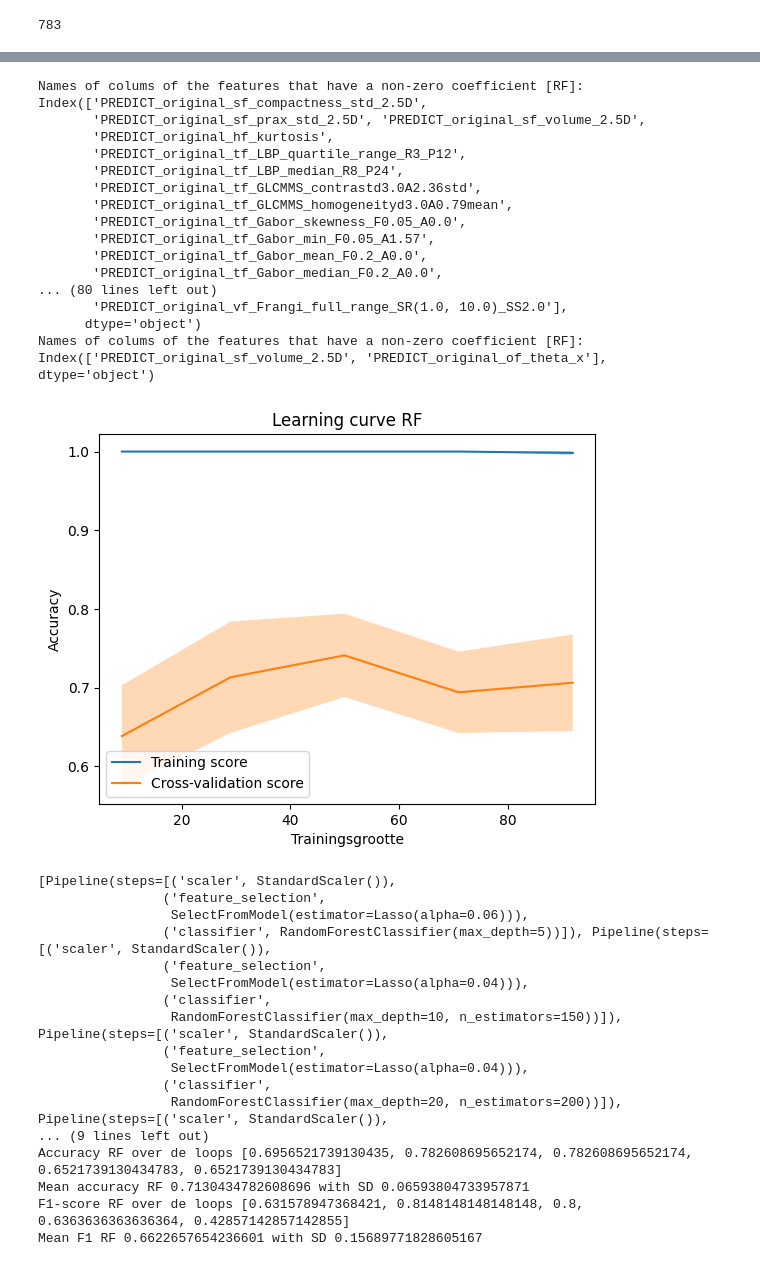
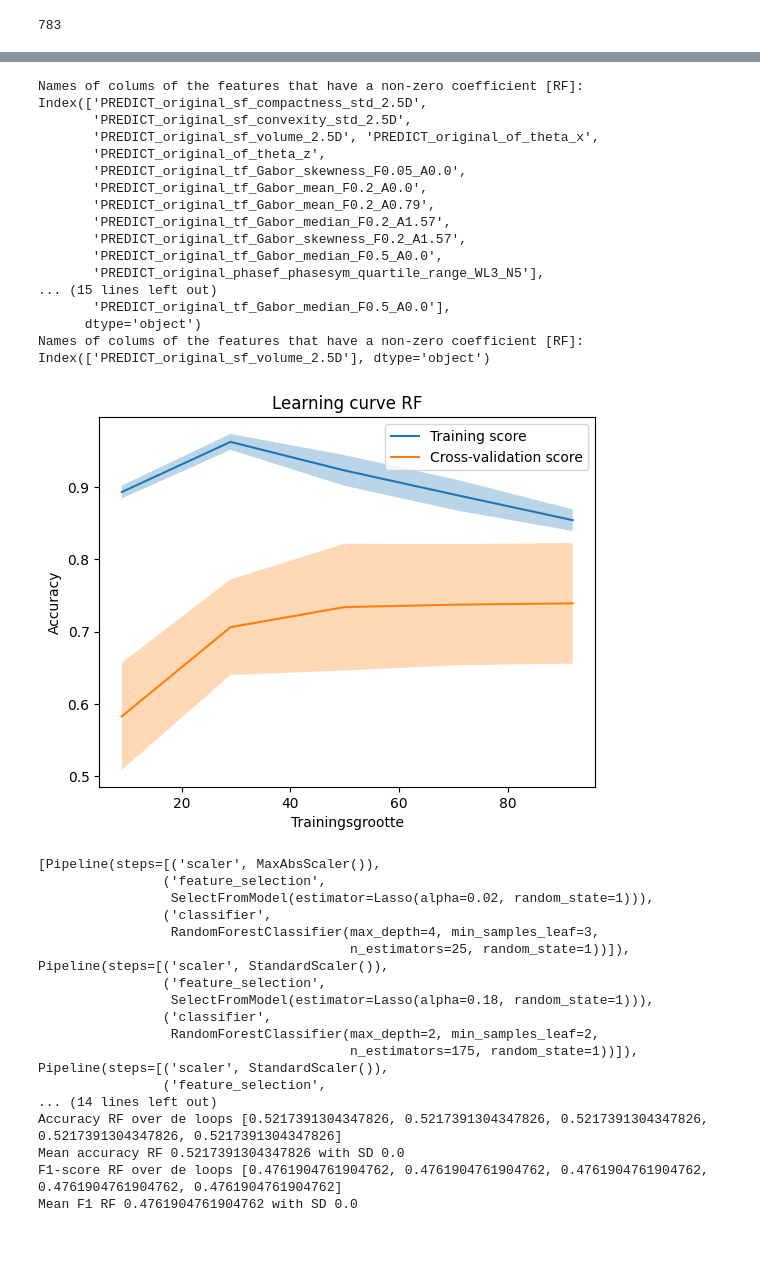
Before and after one commit to Fahbax/TM10007_group_13, a Jupyter notebook: project.ipynb, the cells around one changed output, grey strips where cells are left out. Cells and saved outputs as stored; diff of their text form; code cells hidden in the pictures.

```diff
--- a/project.ipynb
+++ b/project.ipynb
@@ -94,6 +88,8 @@ for column in df:
 
 
 print(niet_normaal)
+
+cv_inner=KFold(n_splits=5,shuffle=True,random_state=1)
 # %% [output]
 783
 # %%
@@ -148,7 +144,7 @@ for i in range(1,6,1):
                       'classifier__p': [1, 2],
                       'classifier__leaf_size': np.arange(1,21,1)
                       }
-        grid_knn = RandomizedSearchCV(pipe_knn, parameters_knn, n_iter=50).fit(X_train, label_train) #GridSearchCV(pipe_knn, parameters_knn).fit(X_train, label_train)
+        grid_knn = RandomizedSearchCV(pipe_knn, parameters_knn, n_iter=50, cv=cv_inner).fit(X_train, label_train) #GridSearchCV(pipe_knn, parameters_knn).fit(X_train, label_train)
         best_pipe_knn = grid_knn.best_estimator_
         KNN_best_models.append(best_pipe_knn)
         KNN_performance.append(grid_knn.score(X_train, label_train))
@@ -341,18 +340,19 @@ for train_index, test_index in kf.split(data):
     X_train = data_train.drop('label', axis=1)
     label_train = data_train['label']
     X_test = data_test.drop('label', axis=1)
-    label_test = data_test['label']
+    label_test_rf = data_test['label']
 
     #Random forest
     Lasso_model = Lasso()
     Lasso_model.fit(X_train, label_train)
-    pipe_rf = Pipeline([('scaler', StandardScaler()),('feature_selection', SelectFromModel(Lasso_model)),('classifier', RandomForestClassifier())])
+    pipe_rf = Pipeline([('scaler', StandardScaler()),('feature_selection', SelectFromModel(Lasso_model)),('classifier', RandomForestClassifier(random_state=1))])
     parameters_rf = {'scaler': [StandardScaler(), MinMaxScaler(), Normalizer(), MaxAbsScaler()],
-                  'feature_selection__estimator__alpha': np.arange(0.04,0.2,0.02),
-                  'classifier__n_estimators': np.arange(25,250,25),
-                  'classifier__max_depth': [5, 10, 15, 20],
+                  'feature_selection__estimator__alpha': np.arange(0.02,0.2,0.02),
+                  'classifier__n_estimators': np.arange(25,200,25),
+                  'classifier__max_depth': np.arange(1,10,1),
+                  'classifier__min_samples_leaf': np.arange(1,6,1)
                   }
-    grid_rf = RandomizedSearchCV(pipe_rf, parameters_rf, n_iter=50).fit(X_train, label_train)
+    grid_rf = RandomizedSearchCV(pipe_rf, parameters_rf, n_iter=50,cv=cv_inner).fit(X_train, label_train)
     best_pipe_rf = grid_rf.best_estimator_
     rf_best_models.append(best_pipe_rf)
     rf_performance.append(grid_rf.score(X_train, label_train))
@@ -366,7 +366,7 @@ for train_index, test_index in kf.split(data):
     print("Names of colums of the features that have a non-zero coefficient [RF]:")
     print(nonzero_feature_names)
     #berekenen waardes over test set!!
-    label_pred = best_pipe_rf.predict(X_test)
+    label_pred_rf = best_pipe_rf.predict(X_test)
     accuracy = accuracy_score(label_test, label_pred)
     RF_acc.append(accuracy)
     f1 = f1_score(label_test,label_pred)
@@ -389,61 +389,61 @@ RF_test_mean_std = np.mean(RF_test_std, axis=0)
 
 plt.figure()
 plt.plot(RF_train_sizes, RF_train_mean_mean,  label="Training score")
 plt.plot(RF_train_sizes, RF_test_mean_mean, label="Cross-validation score")
 plt.fill_between(RF_train_sizes, RF_train_mean_mean - RF_train_mean_std, RF_train_mean_mean + RF_train_mean_std, alpha=0.3)
 plt.fill_between(RF_train_sizes, RF_test_mean_mean - RF_test_mean_std, RF_test_mean_mean + RF_test_mean_std, alpha=0.3)
 plt.title('Learning curve RF')
 plt.xlabel('Trainingsgrootte')
 plt.ylabel('Accuracy')
 plt.legend(loc='best')
 plt.show()
 
 mean_RF_acc = mean(RF_acc)
 std_RF_acc = stdev(RF_acc)
 mean_RF_f1 = mean(RF_f1)
 std_RF_f1 = stdev(RF_f1)
 
 print(rf_best_models)
 print(rf_performance)
 print(f'Accuracy RF over de loops {RF_acc}')
 print(f'Mean accuracy RF {mean_RF_acc} with SD {std_RF_acc}')
 print(f'F1-score RF over de loops {RF_f1}')
 print(f'Mean F1 RF {mean_RF_f1} with SD {std_RF_f1}')
 # %% [output]
 Names of colums of the features that have a non-zero coefficient [RF]:
 Index(['PREDICT_original_sf_compactness_std_2.5D',
-       'PREDICT_original_sf_prax_std_2.5D', 'PREDICT_original_sf_volume_2.5D',
-       'PREDICT_original_hf_kurtosis',
-       'PREDICT_original_tf_LBP_quartile_range_R3_P12',
-       'PREDICT_original_tf_LBP_median_R8_P24',
-       'PREDICT_original_tf_GLCMMS_contrastd3.0A2.36std',
-       'PREDICT_original_tf_GLCMMS_homogeneityd3.0A0.79mean',
+       'PREDICT_original_sf_convexity_std_2.5D',
+       'PREDICT_original_sf_volume_2.5D', 'PREDICT_original_of_theta_x',
+       'PREDICT_original_of_theta_z',
        'PREDICT_original_tf_Gabor_skewness_F0.05_A0.0',
-       'PREDICT_original_tf_Gabor_min_F0.05_A1.57',
        'PREDICT_original_tf_Gabor_mean_F0.2_A0.0',
-       'PREDICT_original_tf_Gabor_median_F0.2_A0.0',
-... (80 lines left out)
-       'PREDICT_original_vf_Frangi_full_range_SR(1.0, 10.0)_SS2.0'],
+       'PREDICT_original_tf_Gabor_mean_F0.2_A0.79',
+       'PREDICT_original_tf_Gabor_median_F0.2_A1.57',
+       'PREDICT_original_tf_Gabor_skewness_F0.2_A1.57',
+       'PREDICT_original_tf_Gabor_median_F0.5_A0.0',
+       'PREDICT_original_phasef_phasesym_quartile_range_WL3_N5'],
+... (15 lines left out)
+       'PREDICT_original_tf_Gabor_median_F0.5_A0.0'],
       dtype='object')
 Names of colums of the features that have a non-zero coefficient [RF]:
-Index(['PREDICT_original_sf_volume_2.5D', 'PREDICT_original_of_theta_x'], dtype='object')
+Index(['PREDICT_original_sf_volume_2.5D'], dtype='object')
-[figure, old version]
+[figure, new version]
-[Pipeline(steps=[('scaler', StandardScaler()),
+[Pipeline(steps=[('scaler', MaxAbsScaler()),
                 ('feature_selection',
-                 SelectFromModel(estimator=Lasso(alpha=0.06))),
-                ('classifier', RandomForestClassifier(max_depth=5))]), Pipeline(steps=[('scaler', StandardScaler()),
+                 SelectFromModel(estimator=Lasso(alpha=0.02, random_state=1))),
+                ('classifier',
+                 RandomForestClassifier(max_depth=4, min_samples_leaf=3,
+                                        n_estimators=25, random_state=1))]), Pipeline(steps=[('scaler', StandardScaler()),
                 ('feature_selection',
-                 SelectFromModel(estimator=Lasso(alpha=0.04))),
+                 SelectFromModel(estimator=Lasso(alpha=0.18, random_state=1))),
                 ('classifier',
-                 RandomForestClassifier(max_depth=10, n_estimators=150))]), Pipeline(steps=[('scaler', StandardScaler()),
+                 RandomForestClassifier(max_depth=2, min_samples_leaf=2,
+                                        n_estimators=175, random_state=1))]), Pipeline(steps=[('scaler', StandardScaler()),
                 ('feature_selection',
-                 SelectFromModel(estimator=Lasso(alpha=0.04))),
-                ('classifier',
-                 RandomForestClassifier(max_depth=20, n_estimators=200))]), Pipeline(steps=[('scaler', StandardScaler()),
-... (9 lines left out)
-Accuracy RF over de loops [0.6956521739130435, 0.782608695652174, 0.782608695652174, 0.6521739130434783, 0.6521739130434783]
-Mean accuracy RF 0.7130434782608696 with SD 0.06593804733957871
-F1-score RF over de loops [0.631578947368421, 0.8148148148148148, 0.8, 0.6363636363636364, 0.42857142857142855]
-Mean F1 RF 0.6622657654236601 with SD 0.15689771828605167
+... (14 lines left out)
+Accuracy RF over de loops [0.5217391304347826, 0.5217391304347826, 0.5217391304347826, 0.5217391304347826, 0.5217391304347826]
+Mean accuracy RF 0.5217391304347826 with SD 0.0
+F1-score RF over de loops [0.4761904761904762, 0.4761904761904762, 0.4761904761904762, 0.4761904761904762, 0.4761904761904762]
+Mean F1 RF 0.4761904761904762 with SD 0.0
 # %%
 #svm
```
Also changed, not shown: parts of 6 cells of this notebook.
